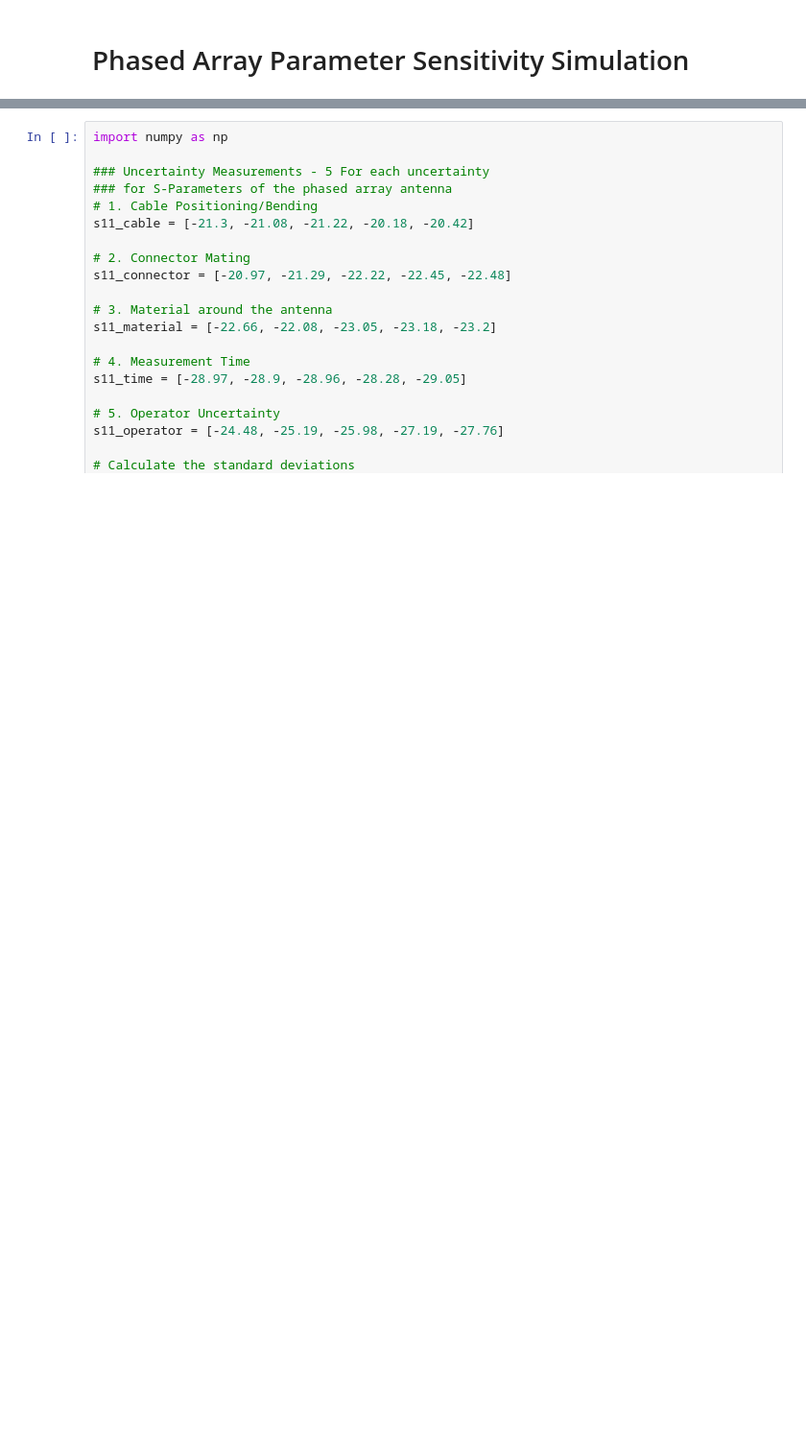
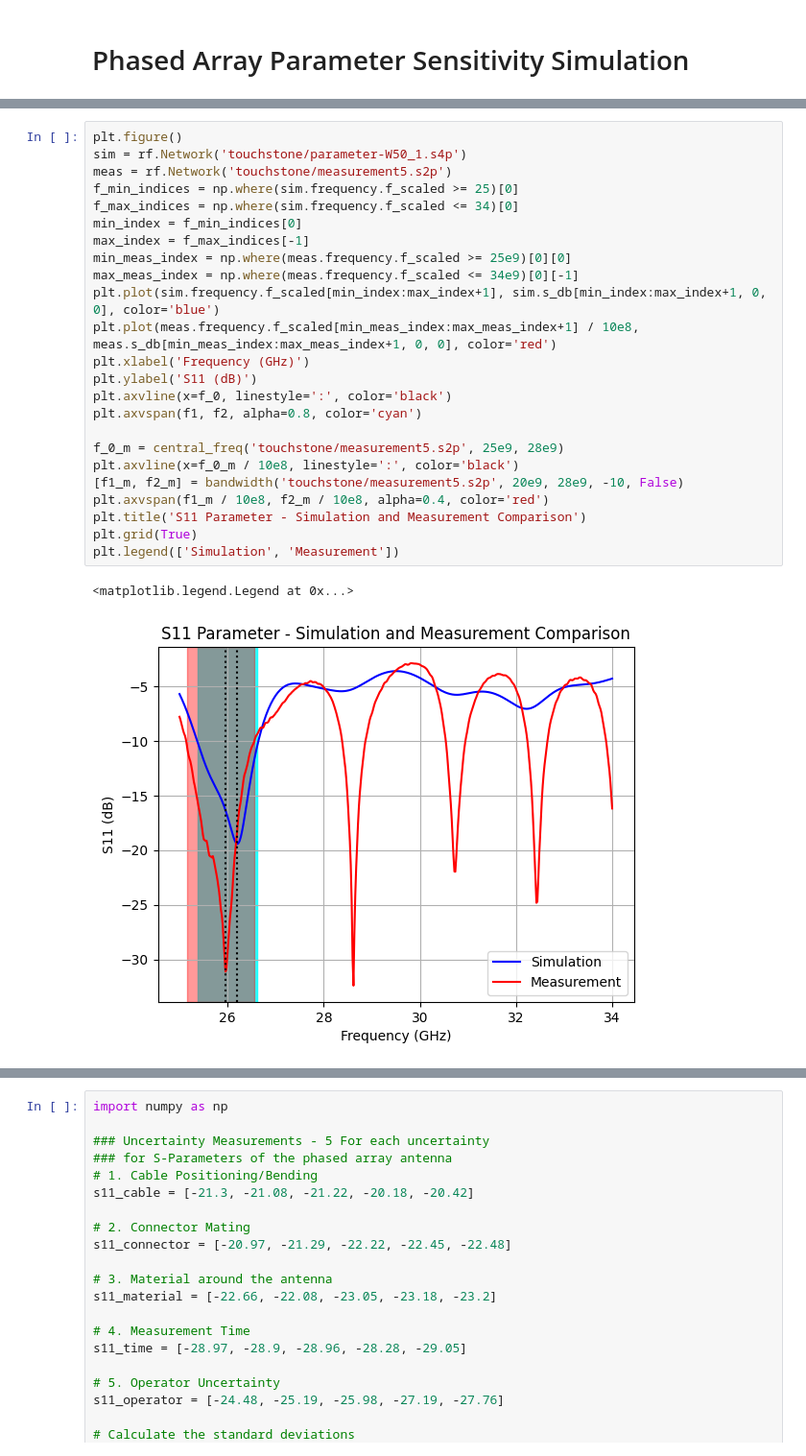
Before and after one commit to maestroque/phased-arrays, a Jupyter notebook: UncertaintyAnalysis.ipynb, the cells around one changed output, grey strips where cells are left out. Shown: that part at 96% size. Drawn from its saved outputs; the diff is of its cells as text; blank space fills up the shorter version.

```diff
--- a/UncertaintyAnalysis.ipynb
+++ b/UncertaintyAnalysis.ipynb
@@ -67,0 +146,27 @@ plt.show()
+# %%
+plt.figure()
+sim = rf.Network('touchstone/parameter-W50_1.s4p')
+meas = rf.Network('touchstone/measurement5.s2p')
+f_min_indices = np.where(sim.frequency.f_scaled >= 25)[0]
+f_max_indices = np.where(sim.frequency.f_scaled <= 34)[0]
+min_index = f_min_indices[0]
+max_index = f_max_indices[-1]
+min_meas_index = np.where(meas.frequency.f_scaled >= 25e9)[0][0]
+max_meas_index = np.where(meas.frequency.f_scaled <= 34e9)[0][-1]
+plt.plot(sim.frequency.f_scaled[min_index:max_index+1], sim.s_db[min_index:max_index+1, 0, 0], color='blue')
+plt.plot(meas.frequency.f_scaled[min_meas_index:max_meas_index+1] / 10e8, meas.s_db[min_meas_index:max_meas_index+1, 0, 0], color='red')
+plt.xlabel('Frequency (GHz)')
+plt.ylabel('S11 (dB)')
+plt.axvline(x=f_0, linestyle=':', color='black')
+plt.axvspan(f1, f2, alpha=0.8, color='cyan')
+
+f_0_m = central_freq('touchstone/measurement5.s2p', 25e9, 28e9)
+plt.axvline(x=f_0_m / 10e8, linestyle=':', color='black')
+[f1_m, f2_m] = bandwidth('touchstone/measurement5.s2p', 20e9, 28e9, -10, False)
+plt.axvspan(f1_m / 10e8, f2_m / 10e8, alpha=0.4, color='red')
+plt.title('S11 Parameter - Simulation and Measurement Comparison')
+plt.grid(True)
+plt.legend(['Simulation', 'Measurement'])
+# %% [output]
+<matplotlib.legend.Legend at 0x...>
+[figure, added]
```
Also changed, not shown: parts of 9 cells of this notebook, 17 other files.
